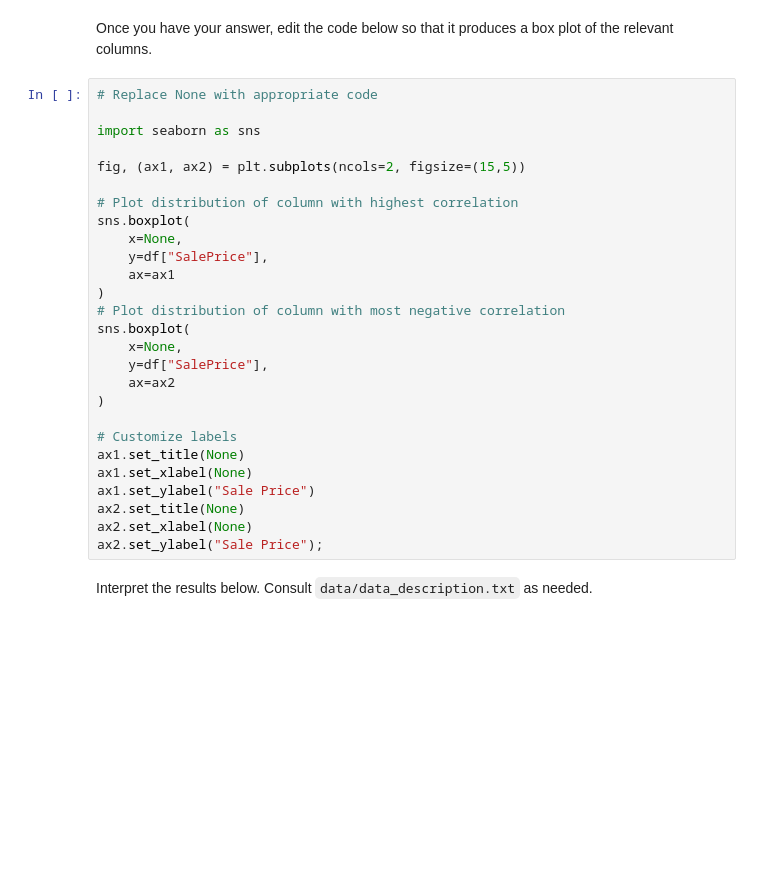
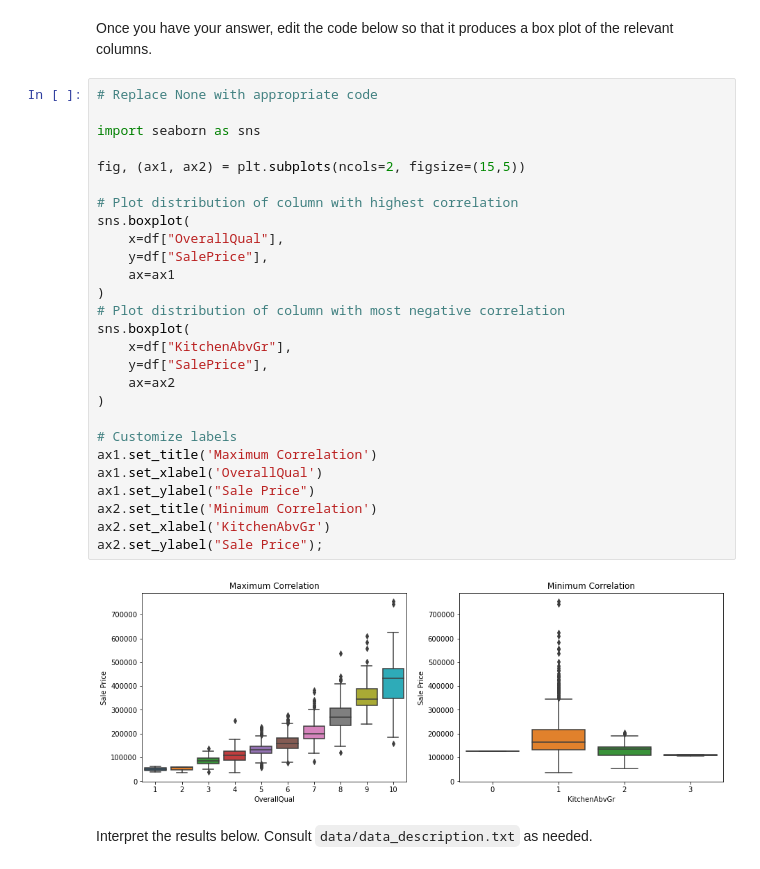
Before and after one commit to Mwenda-Mugambi/dsc-pandas-eda-lab, a Jupyter notebook: index.ipynb, the cells around one changed output. Drawn from its saved outputs; the diff is of its cells as text; blank space fills up the shorter version.

```diff
--- a/index.ipynb
+++ b/index.ipynb
@@ -388,30 +398,32 @@ Once you have your answer, edit the code below so that it produces a box plot of
 # %%
 # Replace None with appropriate code
 
 import seaborn as sns
 
 fig, (ax1, ax2) = plt.subplots(ncols=2, figsize=(15,5))
 
 # Plot distribution of column with highest correlation
 sns.boxplot(
-    x=None,
+    x=df["OverallQual"],
     y=df["SalePrice"],
     ax=ax1
 )
 # Plot distribution of column with most negative correlation
 sns.boxplot(
-    x=None,
+    x=df["KitchenAbvGr"],
     y=df["SalePrice"],
     ax=ax2
 )
 
 # Customize labels
-ax1.set_title(None)
-ax1.set_xlabel(None)
+ax1.set_title('Maximum Correlation')
+ax1.set_xlabel('OverallQual')
 ax1.set_ylabel("Sale Price")
-ax2.set_title(None)
-ax2.set_xlabel(None)
+ax2.set_title('Minimum Correlation')
+ax2.set_xlabel('KitchenAbvGr')
 ax2.set_ylabel("Sale Price");
+# %% [output]
+[figure, added]
 # %% [markdown]
 Interpret the results below. Consult `data/data_description.txt` as needed.
 # %%
```
Also changed, not shown: parts of 13 cells of this notebook.
